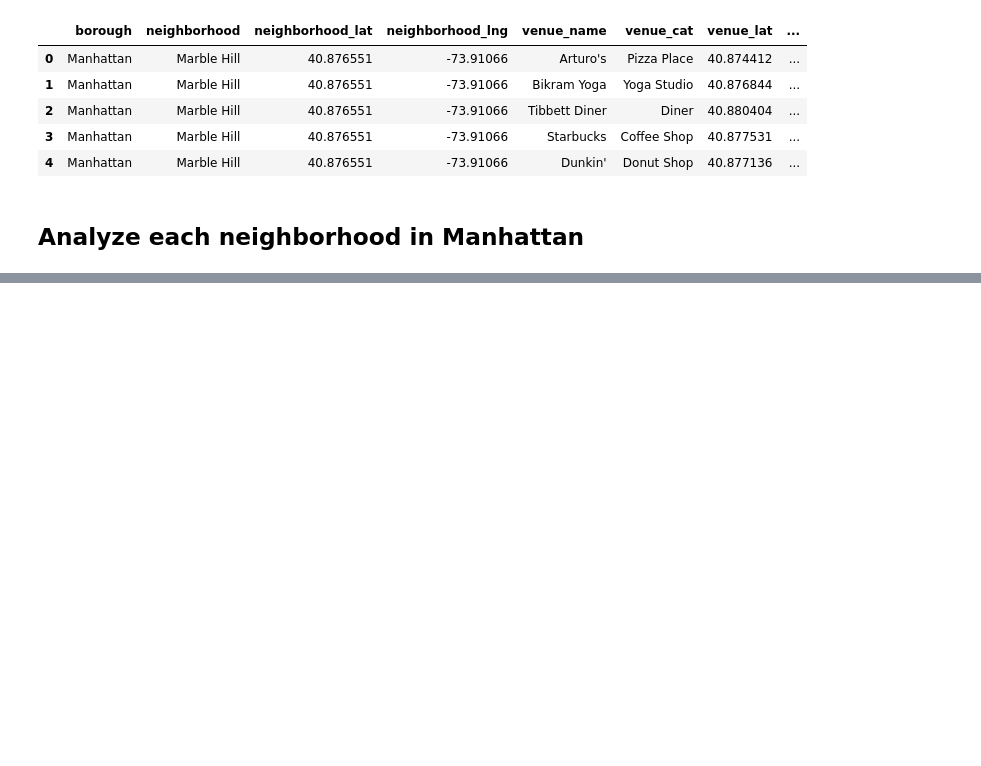
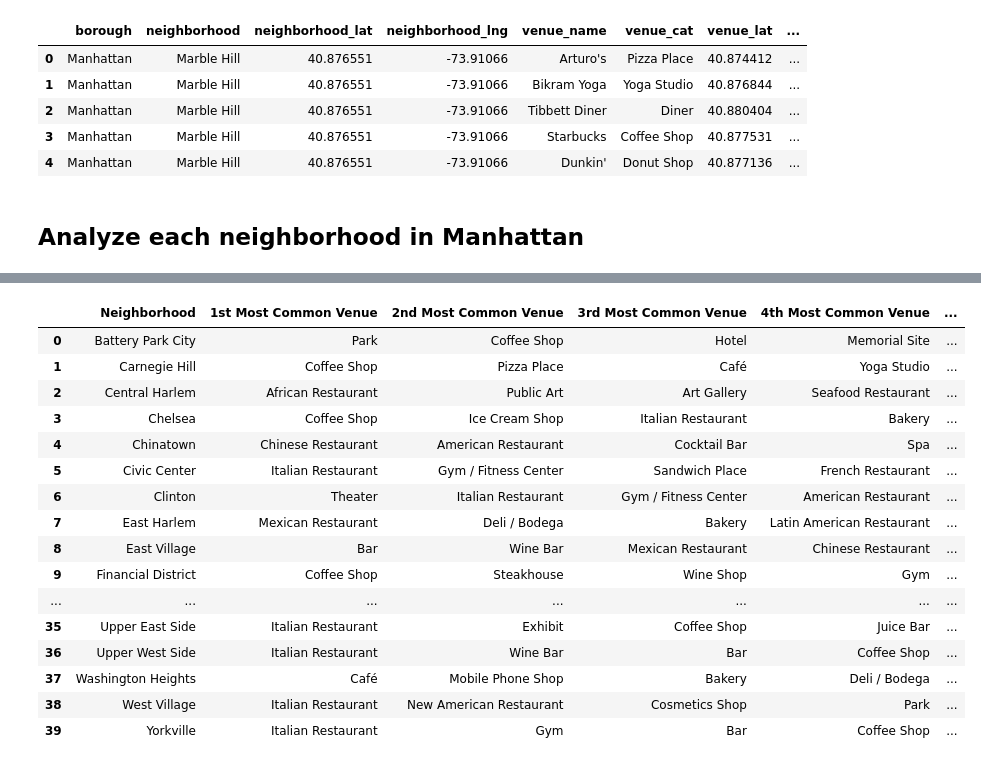
Before and after one commit to uscwang54/Coursera_Capstone, a Jupyter notebook: new york neighborhood segmentation.ipynb, the cells around one changed output, grey strips where cells are left out. Drawn from its saved outputs; the diff is of its cells as text; code cells hidden in the pictures; blank space fills up the shorter version.

Commit message:
finish analysis of neighborhoods clustering in New York

```diff
--- a/new york neighborhood segmentation.ipynb
+++ b/new york neighborhood segmentation.ipynb
@@ -380,0 +393,4 @@ Manhattan_venues.head()
+# %%
+#group rows by neighborhood and by taking the mean of the frequency of occurrence of each category
+Manhattan_venue_grouped = Manhattan_venue_onehot.groupby('neighborhood').mean().reset_index()
+Manhattan_venue_grouped.head()
@@ -380,0 +404,10 @@ Manhattan_venues.head()
+# %%
+#each neighborhood's top5 most frequent venues
+for i, row in Manhattan_venue_grouped.iterrows():
+    neighborhood = row['neighborhood']
+    venues = row[1:]
+    venues_sorted = venues.sort_values(ascending=False)
+    print('---'+neighborhood+' top5'+'---')
+    for venue,freq_value in venues_sorted[:5].iteritems():
+        print('{:<25}  {:>25}'.format(venue, round(freq_value,2)))
+    print('\n')
@@ -380,0 +434,9 @@ Manhattan_venues.head()
+# %%
+columns = ['1st Most Common Venue','2nd Most Common Venue','3rd Most Common Venue'] +\
+          [str(i+1)+'th Most Common Venue' for i in range(3,10)]
+
+Manhattan_venue_top10 = pd.DataFrame(columns=columns)
+Manhattan_venue_top10['Neighborhood'] = Manhattan_venue_grouped['neighborhood']
+Manhattan_venue_top10.set_index('Neighborhood',inplace=True)
+Manhattan_venue_top10.reset_index(inplace=True)
+Manhattan_venue_top10.head()
@@ -380,0 +450,23 @@ Manhattan_venues.head()
+# %%
+for i, row in Manhattan_venue_grouped.iterrows():
+    Manhattan_venue_top10.iloc[i,1:] = row[1:].sort_values(ascending=False)[:10].index
+# %%
+Manhattan_venue_top10
+# %% [output]
+|  | Neighborhood | 1st Most Common Venue | 2nd Most Common Venue | 3rd Most Common Venue | 4th Most Common Venue | ... |
+| 0 | Battery Park City | Park | Coffee Shop | Hotel | Memorial Site | ... |
+| 1 | Carnegie Hill | Coffee Shop | Pizza Place | Café | Yoga Studio | ... |
+| 2 | Central Harlem | African Restaurant | Public Art | Art Gallery | Seafood Restaurant | ... |
+| 3 | Chelsea | Coffee Shop | Ice Cream Shop | Italian Restaurant | Bakery | ... |
+| 4 | Chinatown | Chinese Restaurant | American Restaurant | Cocktail Bar | Spa | ... |
+| 5 | Civic Center | Italian Restaurant | Gym / Fitness Center | Sandwich Place | French Restaurant | ... |
+| 6 | Clinton | Theater | Italian Restaurant | Gym / Fitness Center | American Restaurant | ... |
+| 7 | East Harlem | Mexican Restaurant | Deli / Bodega | Bakery | Latin American Restaurant | ... |
+| 8 | East Village | Bar | Wine Bar | Mexican Restaurant | Chinese Restaurant | ... |
+| 9 | Financial District | Coffee Shop | Steakhouse | Wine Shop | Gym | ... |
+| ... | ... | ... | ... | ... | ... | ... |
+| 35 | Upper East Side | Italian Restaurant | Exhibit | Coffee Shop | Juice Bar | ... |
+| 36 | Upper West Side | Italian Restaurant | Wine Bar | Bar | Coffee Shop | ... |
+| 37 | Washington Heights | Café | Mobile Phone Shop | Bakery | Deli / Bodega | ... |
+| 38 | West Village | Italian Restaurant | New American Restaurant | Cosmetics Shop | Park | ... |
+| 39 | Yorkville | Italian Restaurant | Gym | Bar | Coffee Shop | ... |
```
Also changed, not shown: parts of 14 cells of this notebook.
